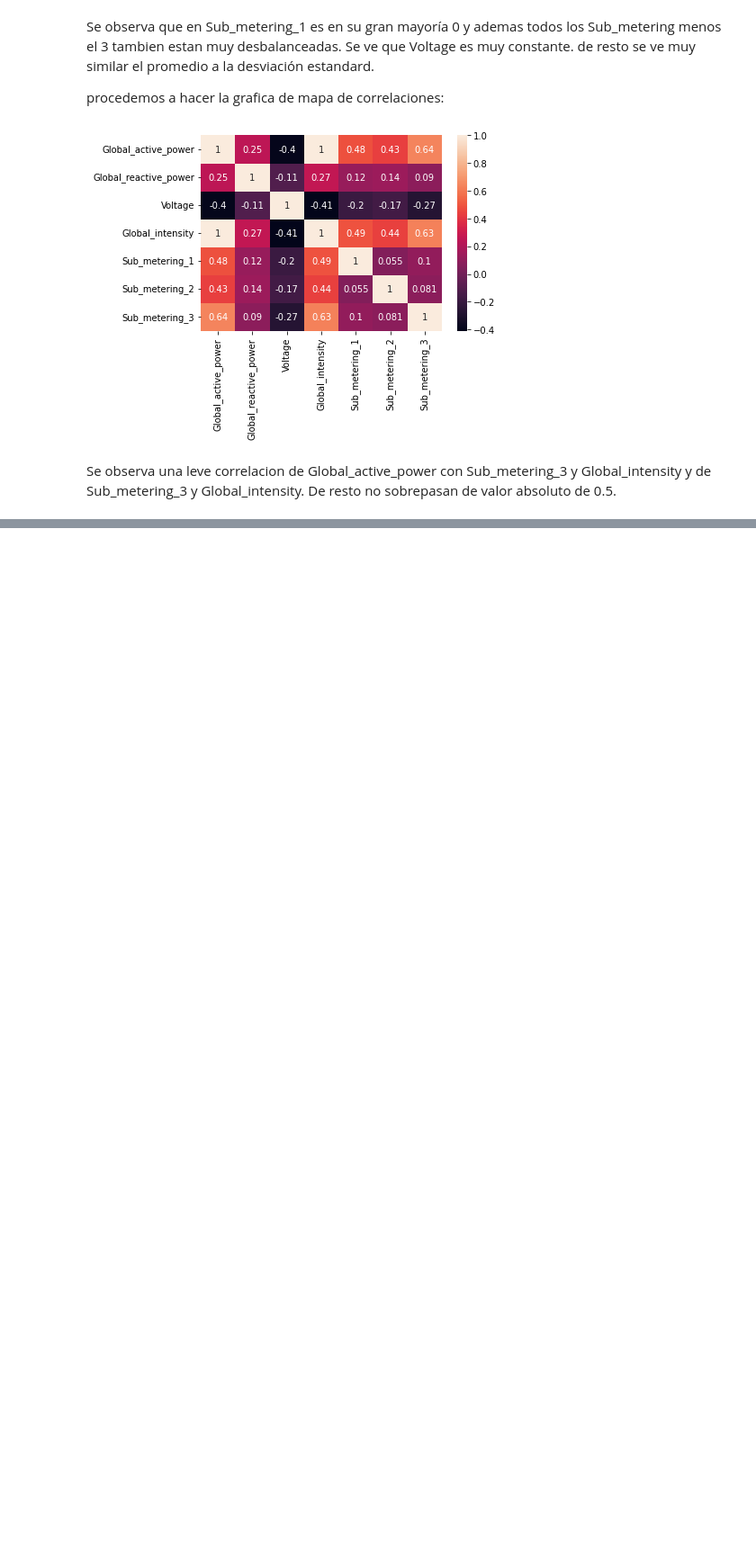
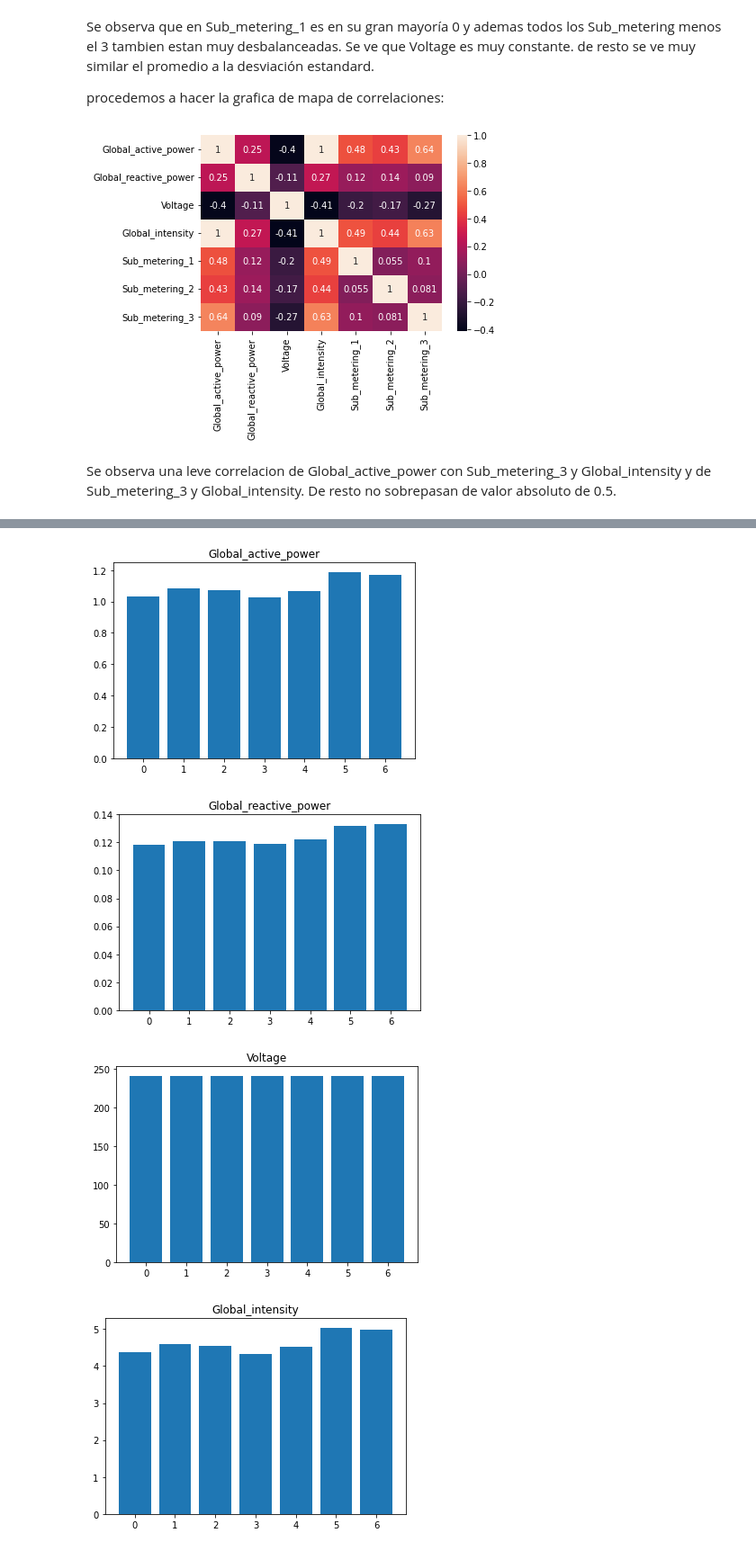
Before and after one commit to santiagopoveda5/Prueba-Liberty, a Jupyter notebook: Cuaderno energia Liberty Santiago Poveda.ipynb, the cells around one changed output, grey strips where cells are left out. Shown at 90% size. Saved outputs shown, nothing was run; the diff lists cells and outputs as text; code cells hidden in the pictures; blank space fills up the shorter version.

```diff
--- a/Cuaderno energia Liberty Santiago Poveda.ipynb
+++ b/Cuaderno energia Liberty Santiago Poveda.ipynb
@@ -160,0 +161,7 @@ Vamos a agrupar por hora y fecha del dia para ver como se comportan cada una de
+# %%
+data["Hour"]=data["Datetime"].dt.hour
+data["Minutes"]=data["Datetime"].dt.minute
+data["ndia"]=data["Datetime"].dt.day
+data["Mes"]=data["Datetime"].dt.month
+data["Nombredia"]=data["Datetime"].dt.weekday
+data["Year"]=data["Datetime"].dt.year
@@ -160,0 +170,3 @@ Vamos a agrupar por hora y fecha del dia para ver como se comportan cada una de
+# %%
+dsemana= data.groupby("Nombredia")[cols].agg('mean')
+dsemana
@@ -160,0 +183,11 @@ Vamos a agrupar por hora y fecha del dia para ver como se comportan cada una de
+# %%
+for column in dsemana:
+
+    plt.bar(dsemana.index.values, dsemana[column] )
+    plt.title(column)
+    plt.show()
+# %% [output]
+[figure, added]
+[figure, added]
+[figure, added]
+[figure, added]
```
Also changed, not shown: parts of 12 cells of this notebook.
